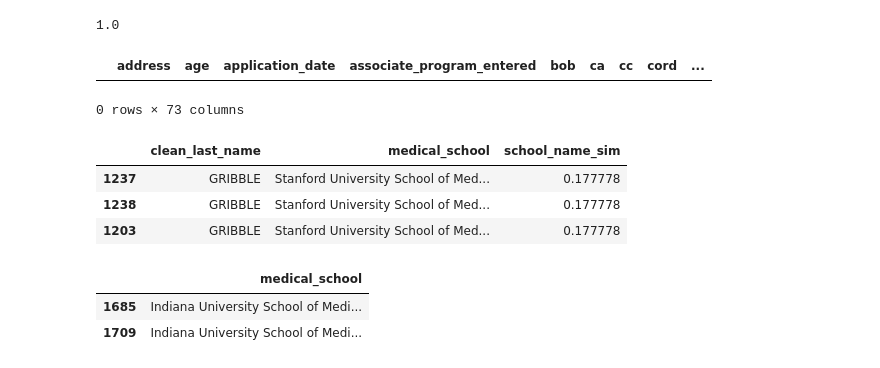
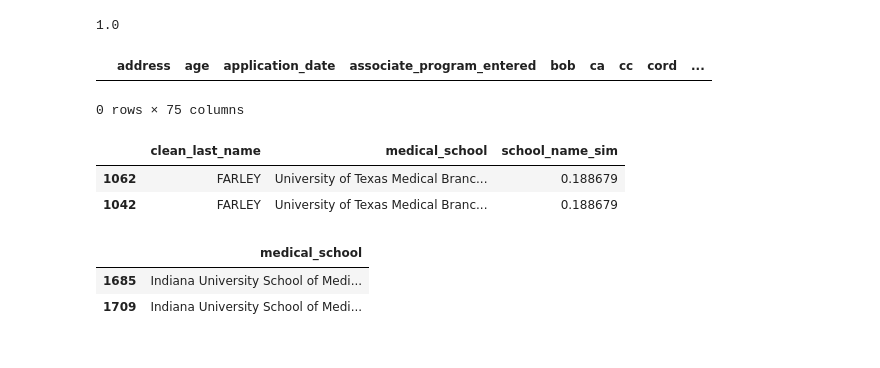
Before and after one commit to Lrraymond13/yellow_beret, a Jupyter notebook: Compile Application Card Raw Data, Dedup and Standardize.ipynb, the cells around one changed output. Cells and saved outputs as stored; diff of their text form; code cells hidden in the pictures.

```diff
--- a/Compile Application Card Raw Data, Dedup and Standardize.ipynb
+++ b/Compile Application Card Raw Data, Dedup and Standardize.ipynb
@@ -220,7 +250,7 @@ all_app_short.loc[hc_mask, honors_columns].dropna(how='any')
 all_app_short2 = all_app_short.drop('extra_honor', axis=1)
 # %%
 # replace those honors first names with np.nan
-all_app_short2.loc[hc_mask, 'clean_first_name'] = np.nan
+all_app_short2.loc[has_award_mask, 'clean_first_name'] = np.nan
 # %%
 m = re.search(r'\d{4}-\d{2,4}', '1972-74')
 # %%
@@ -252,14 +282,13 @@ all_app_short2.loc[:, 'school_name_sim'] = all_app_short2.loc[:, ['clean_last_na
 all_app_short2.loc[all_app_short2.school_name_sim > .6, :]
 # %% [output]
 |  | address | age | application_date | associate_program_entered | bob | ca | cc | cord | ... |
-0 rows × 73 columns
+0 rows × 75 columns
 # %%
-all_app_short2.loc[all_app_short2.clean_last_name=='GRIBBLE', ['clean_last_name', 'medical_school', 'school_name_sim']]
+all_app_short2.loc[all_app_short2.clean_last_name=='FARLEY', ['clean_last_name', 'medical_school', 'school_name_sim']]
 # %% [output]
 |  | clean_last_name | medical_school | school_name_sim |
-| 1237 | GRIBBLE | Stanford University School of Med... | 0.177778 |
-| 1238 | GRIBBLE | Stanford University School of Med... | 0.177778 |
-| 1203 | GRIBBLE | Stanford University School of Med... | 0.177778 |
+| 1062 | FARLEY | University of Texas Medical Branc... | 0.188679 |
+| 1042 | FARLEY | University of Texas Medical Branc... | 0.188679 |
 # %%
 # look at all the unique med school
 # sorted(all_app_short.medical_school.unique())
```
Also changed, not shown: parts of 18 cells of this notebook.
